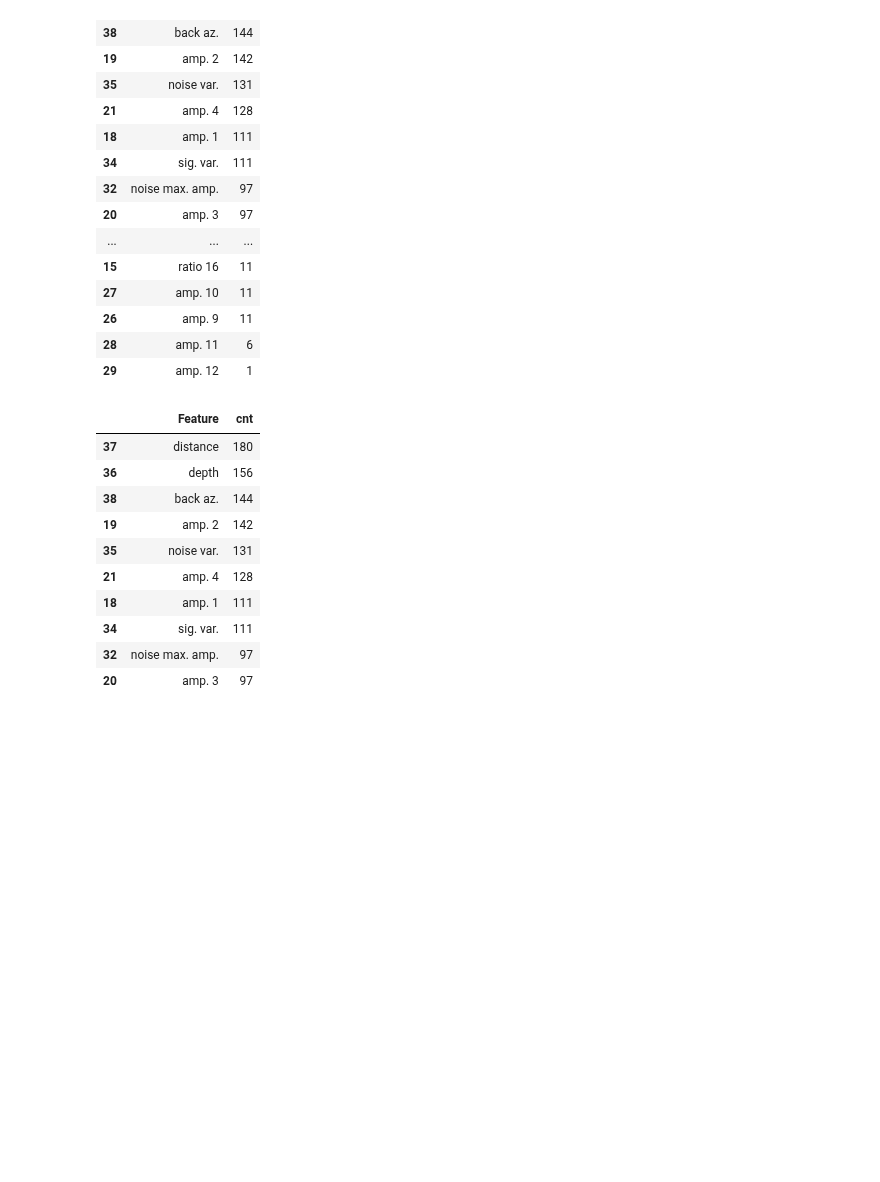
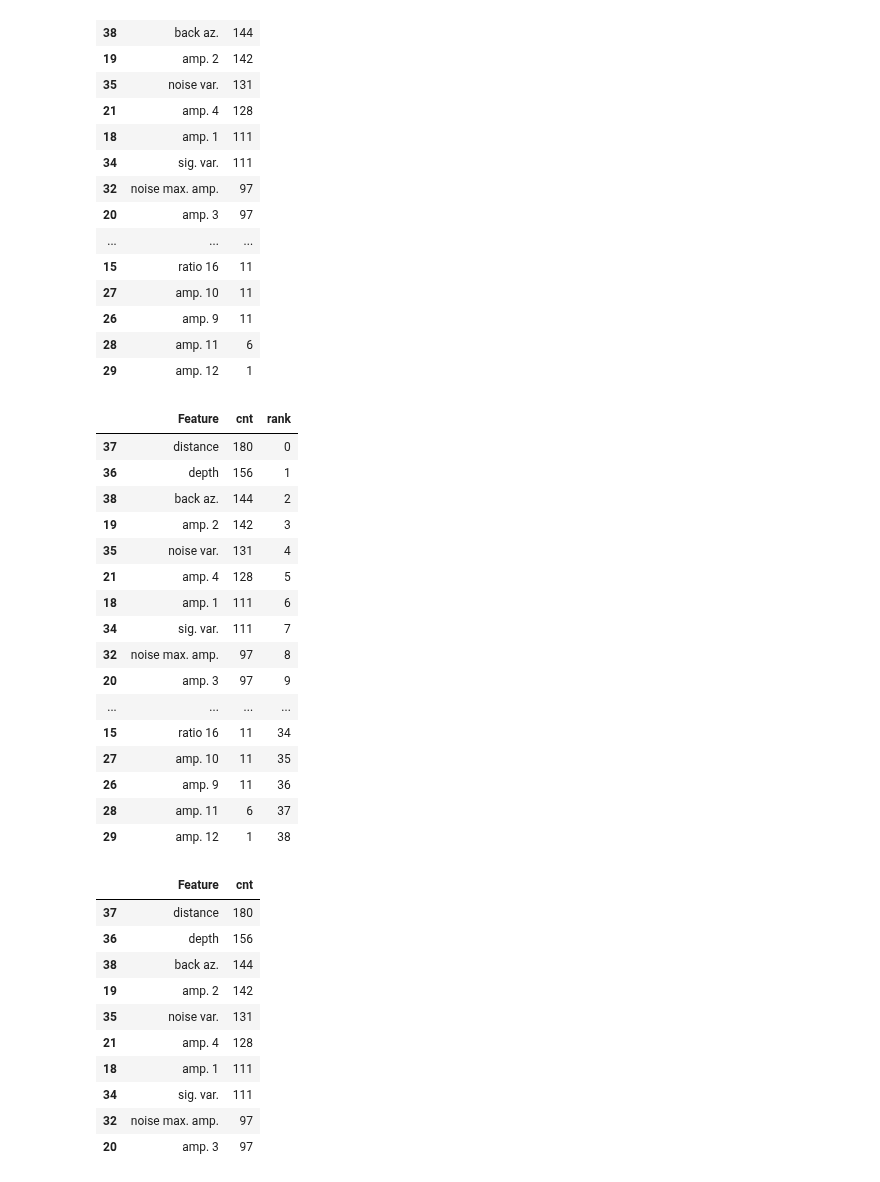
Before and after one commit to armstrong06/featmag, a Jupyter notebook: notebooks_feature_selection/rfecvAllSStationsResults.ipynb, the cells around one changed output. Cells and saved outputs as stored; diff of their text form; code cells hidden in the pictures; blank space fills up the shorter version.

```diff
--- a/notebooks_feature_selection/rfecvAllSStationsResults.ipynb
+++ b/notebooks_feature_selection/rfecvAllSStationsResults.ipynb
@@ -110,6 +110,27 @@ best_feat_summary_df
 | 26 | amp. 9 | 11 |
 | 28 | amp. 11 | 6 |
 | 29 | amp. 12 | 1 |
+# %%
+best_feat_summary_df['rank'] = np.arange(best_feat_summary_df.shape[0])
+best_feat_summary_df
+# %% [output]
+|  | Feature | cnt | rank |
+| 37 | distance | 180 | 0 |
+| 36 | depth | 156 | 1 |
+| 38 | back az. | 144 | 2 |
+| 19 | amp. 2 | 142 | 3 |
+| 35 | noise var. | 131 | 4 |
+| 21 | amp. 4 | 128 | 5 |
+| 18 | amp. 1 | 111 | 6 |
+| 34 | sig. var. | 111 | 7 |
+| 32 | noise max. amp. | 97 | 8 |
+| 20 | amp. 3 | 97 | 9 |
+| ... | ... | ... | ... |
+| 15 | ratio 16 | 11 | 34 |
+| 27 | amp. 10 | 11 | 35 |
+| 26 | amp. 9 | 11 | 36 |
+| 28 | amp. 11 | 6 | 37 |
+| 29 | amp. 12 | 1 | 38 |
 # %%
 best_feat_summary_df[best_feat_summary_df.cnt > best_feat_summary_df['cnt'].quantile(0.75)]
 # %% [output]
```
Also changed, not shown: parts of 5 cells of this notebook.
